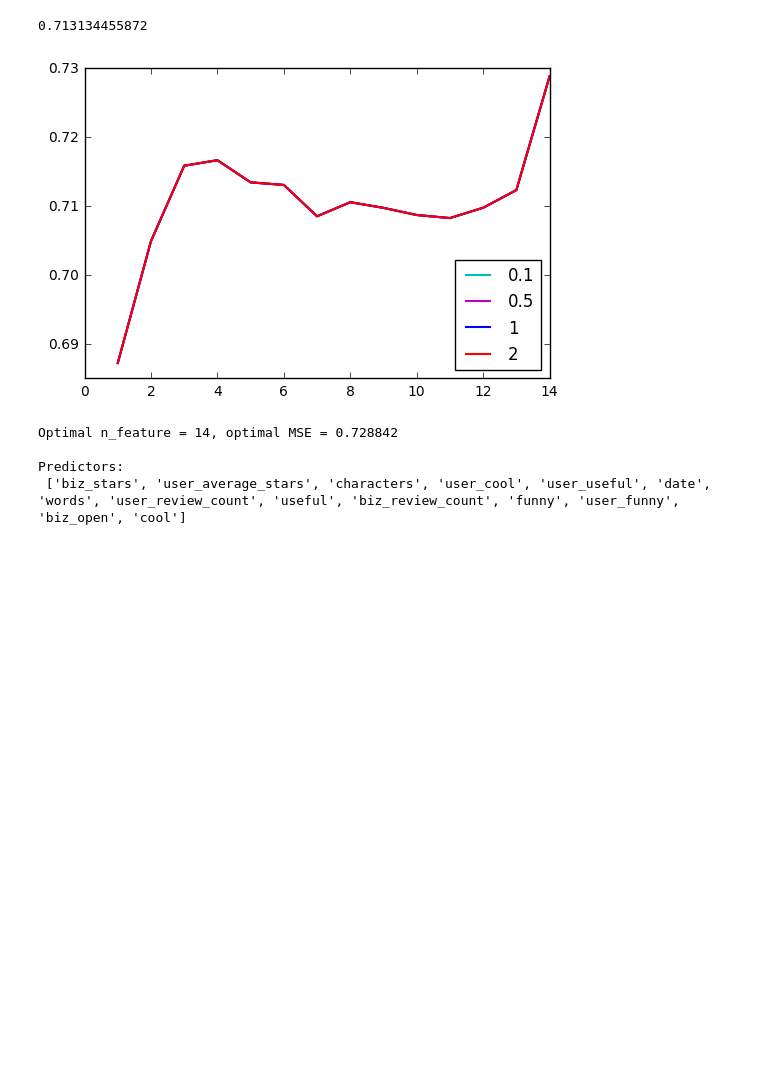
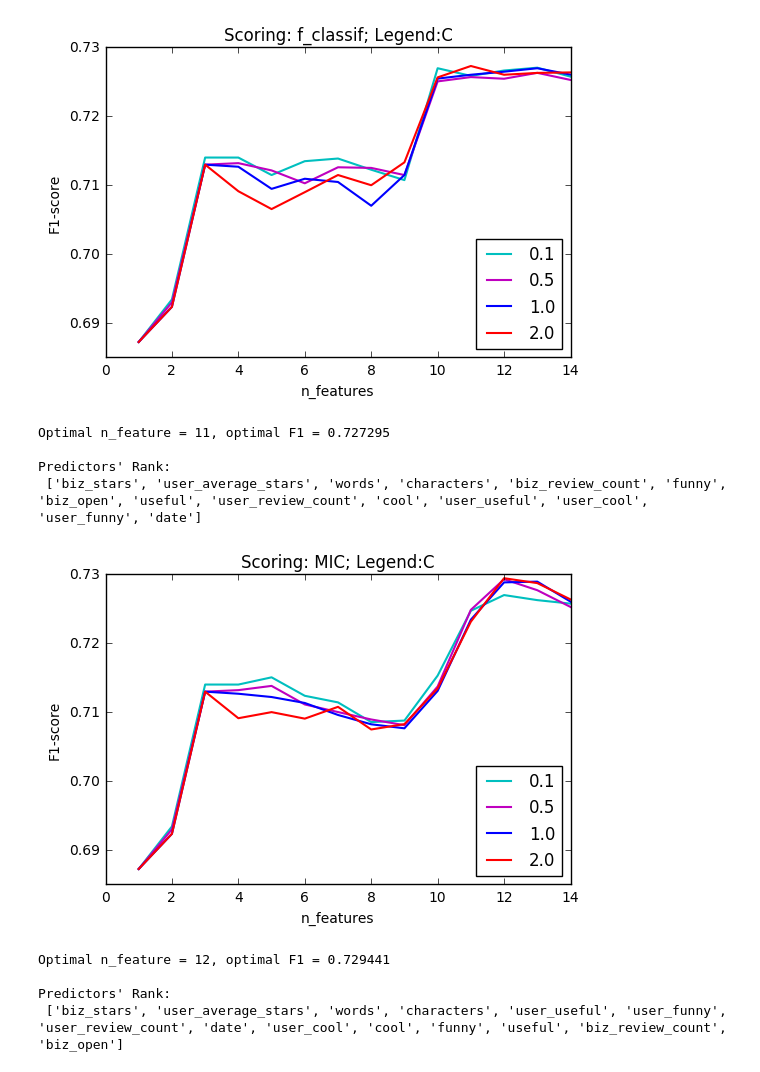
Before and after one commit to Adward-R/STAT-665-DMML, a Jupyter notebook: HW09/hw09.ipynb, the cells around one changed output. Cells and saved outputs as stored; diff of their text form; code cells hidden in the pictures; blank space fills up the shorter version.

```diff
--- a/HW09/hw09.ipynb
+++ b/HW09/hw09.ipynb
@@ -96,21 +90,24 @@ Predictors:
-# %%
-columns = ['biz_stars', 'user_average_stars', 'characters', 'biz_review_count']
-lr = LogisticRegression(C=1.0)
-sc = cross_val_score(lr, X_train.loc[:, columns], y_train, scoring='f1', cv=5).mean()
-print(sc)
-# %% [output]
-0.713134455872
-# %%
-# PART - 2.2 : Support Vector Machine Classifier (SVC)
-# ===========================
-# PART - 2.2.1: Default Model
-
-pre_tuning_plot(mic, SVC(kernel='linear', C=1.0), 'gamma')
-pre_tuning_plot(mic, SVC(kernel='poly', C=1.0), 'gamma')
-pre_tuning_plot(mic, SVC(kernel='rbf', C=1.0), 'gamma')
-# %% [output]
-[figure, removed]
-Optimal n_feature = 14, optimal MSE = 0.728842
-
-Predictors:
- ['biz_stars', 'user_average_stars', 'characters', 'user_cool', 'user_useful', 'date', 'words', 'user_review_count', 'useful', 'biz_review_count', 'funny', 'user_funny', 'biz_open', 'cool']
+# %%
+# PART - 2.1 : Linear Regression
+# ==============================
+
+# For each possible C value in logistic regression model,
+# do feature selection separately and plot the corresponding f1-scores.
+# For classification task we having 3 scoring functions:
+#     f_classif (F-value), chi2(chi-square), mic (mutual information coefficients),
+# while chi2 requires all values > 0, so only fval & mic are applicable.
+Fval, pval = f_classif(X_train, y_train)
+pre_tuning_plot(Fval, LogisticRegression(), 'C', [0.1, 0.5, 1.0, 2.0], 'f_classif')
+mic = mutual_info_classif(X_train, y_train)
+pre_tuning_plot(mic, LogisticRegression(), 'C', [0.1, 0.5, 1.0, 2.0], 'MIC')
+# %% [output]
+[figure, added]
+Optimal n_feature = 11, optimal F1 = 0.727295
+
+Predictors' Rank:
+ ['biz_stars', 'user_average_stars', 'words', 'characters', 'biz_review_count', 'funny', 'biz_open', 'useful', 'user_review_count', 'cool', 'user_useful', 'user_cool', 'user_funny', 'date']
+[figure, added]
+Optimal n_feature = 12, optimal F1 = 0.729441
+
+Predictors' Rank:
+ ['biz_stars', 'user_average_stars', 'words', 'characters', 'user_useful', 'user_funny', 'user_review_count', 'date', 'user_cool', 'cool', 'funny', 'useful', 'biz_review_count', 'biz_open']
```
Also changed, not shown: parts of 11 cells of this notebook.
